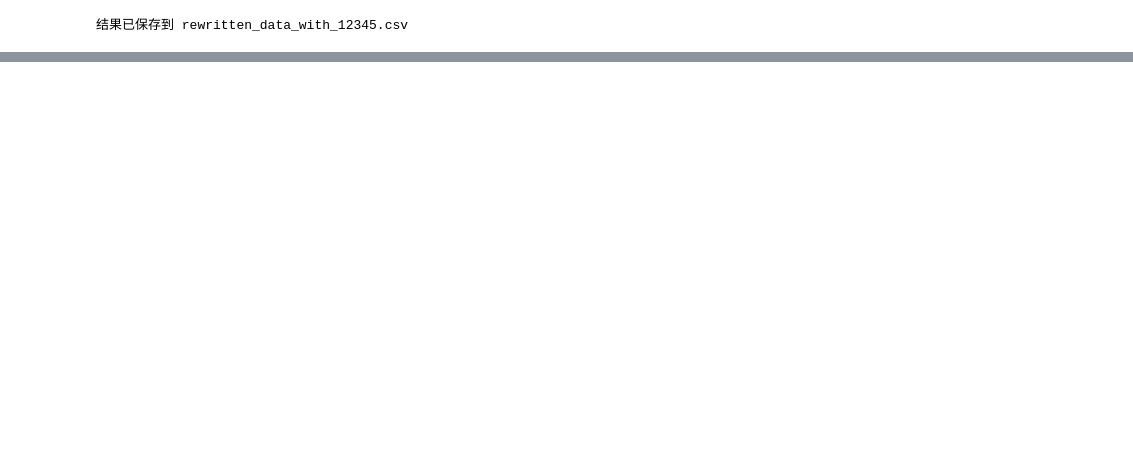
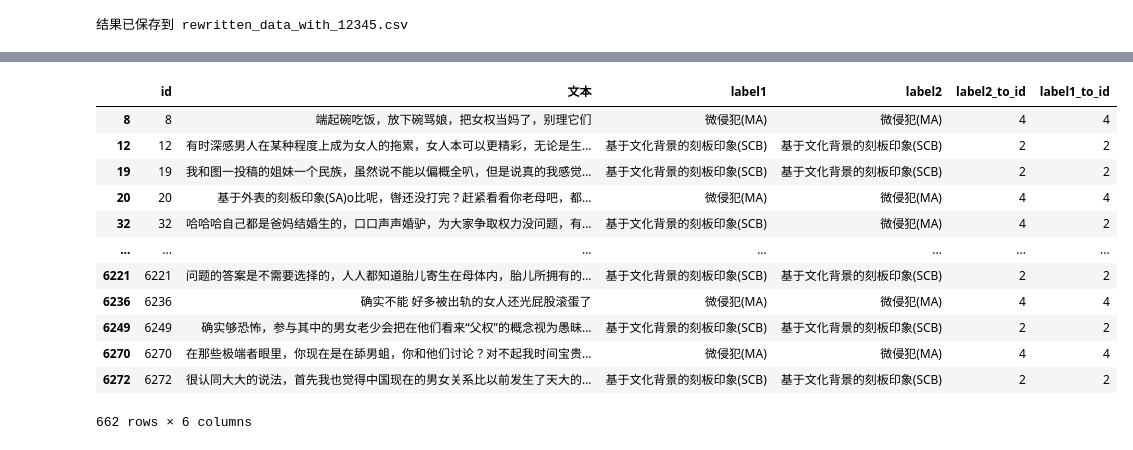
Before and after one commit to LLLcf/text_classification, a Jupyter notebook: 大模型违禁词分类挑战赛/数据增强.ipynb, the cells around one changed output, grey strips where cells are left out. Drawn from its saved outputs; the diff is of its cells as text; code cells hidden in the pictures; blank space fills up the shorter version.

```diff
--- a/大模型违禁词分类挑战赛/数据增强.ipynb
+++ b/大模型违禁词分类挑战赛/数据增强.ipynb
@@ -213,0 +270,17 @@ print(f"结果已保存到 {output_file_path}")
+# %%
+ids = [1,2,3,4,5]
+data_total[data_total['label1_to_id'].isin(ids)]
+# %% [output]
+|  | id | 文本 | label1 | label2 | label2_to_id | label1_to_id |
+| 8 | 8 | 端起碗吃饭，放下碗骂娘，把女权当妈了，别理它们 | 微侵犯(MA) | 微侵犯(MA) | 4 | 4 |
+| 12 | 12 | 有时深感男人在某种程度上成为女人的拖累，女人本可以更精彩，无论是生... | 基于文化背景的刻板印象(SCB) | 基于文化背景的刻板印象(SCB) | 2 | 2 |
+| 19 | 19 | 我和图一投稿的姐妹一个民族，虽然说不能以偏概全叭，但是说真的我感觉... | 基于文化背景的刻板印象(SCB) | 基于文化背景的刻板印象(SCB) | 2 | 2 |
+| 20 | 20 | 基于外表的刻板印象(SA)o比呢，辔还没打完？赶紧看看你老母吧，都... | 微侵犯(MA) | 微侵犯(MA) | 4 | 4 |
+| 32 | 32 | 哈哈哈自己都是爸妈结婚生的，口口声声婚驴，为大家争取权力没问题，有... | 基于文化背景的刻板印象(SCB) | 微侵犯(MA) | 4 | 2 |
+| ... | ... | ... | ... | ... | ... | ... |
+| 6221 | 6221 | 问题的答案是不需要选择的，人人都知道胎儿寄生在母体内，胎儿所拥有的... | 基于文化背景的刻板印象(SCB) | 基于文化背景的刻板印象(SCB) | 2 | 2 |
+| 6236 | 6236 | 确实不能 好多被出轨的女人还光屁股滚蛋了 | 微侵犯(MA) | 微侵犯(MA) | 4 | 4 |
+| 6249 | 6249 | 确实够恐怖，参与其中的男女老少会把在他们看来“父权”的概念视为愚昧... | 基于文化背景的刻板印象(SCB) | 基于文化背景的刻板印象(SCB) | 2 | 2 |
+| 6270 | 6270 | 在那些极端者眼里，你现在是在舔男蛆，你和他们讨论？对不起我时间宝贵... | 微侵犯(MA) | 微侵犯(MA) | 4 | 4 |
+| 6272 | 6272 | 很认同大大的说法，首先我也觉得中国现在的男女关系比以前发生了天大的... | 基于文化背景的刻板印象(SCB) | 基于文化背景的刻板印象(SCB) | 2 | 2 |
+662 rows × 6 columns
```
Also changed, not shown: parts of 13 cells of this notebook, 3 other files.
